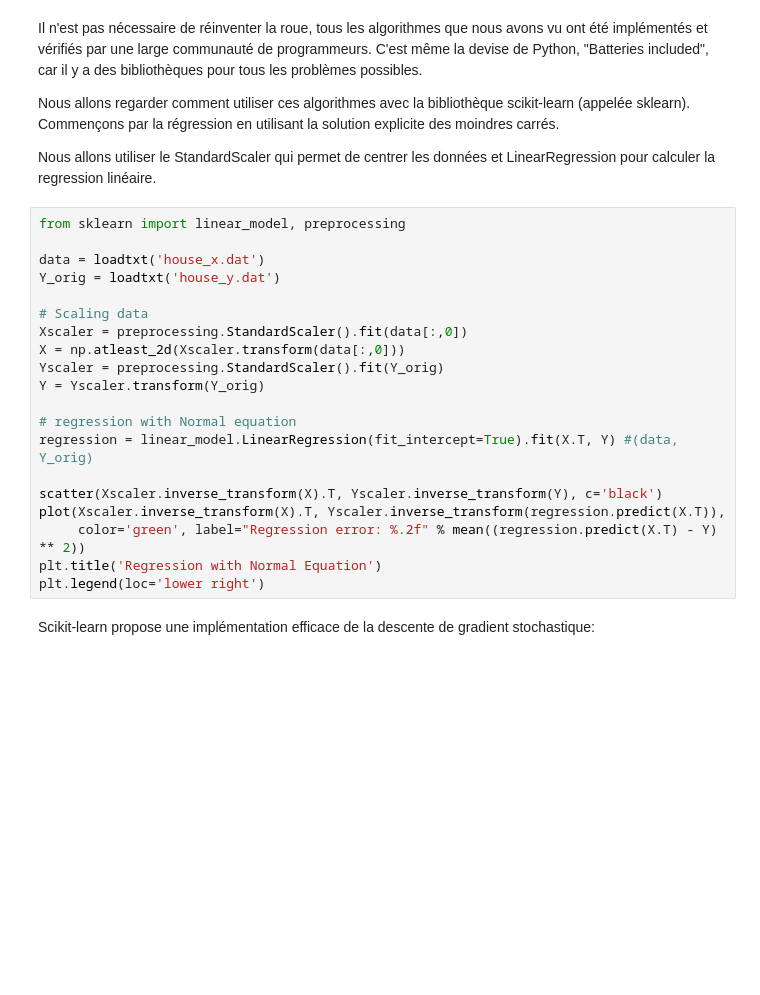
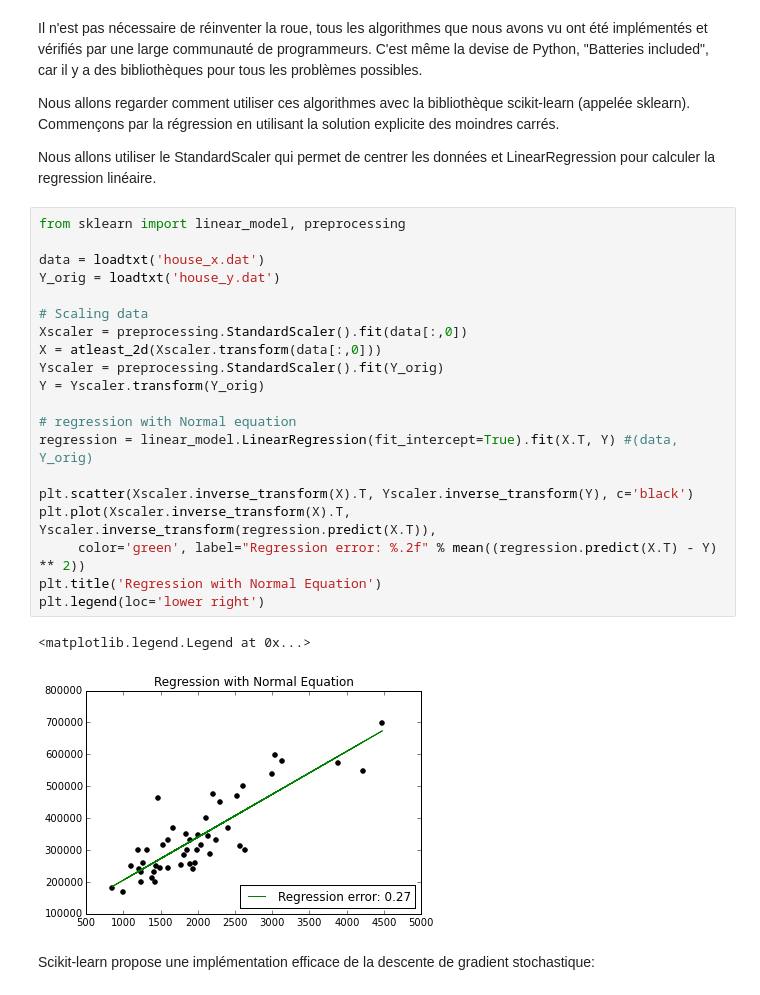
Before and after one commit to sylvchev/coursMLpython, a Jupyter notebook: 3a-RegressionLineaire-Immobilier.ipynb, the cells around one changed output. Cells and saved outputs as stored; diff of their text form; blank space fills up the shorter version.

```diff
--- a/3a-RegressionLineaire-Immobilier.ipynb
+++ b/3a-RegressionLineaire-Immobilier.ipynb
@@ -335,23 +368,26 @@ Nous allons utiliser le StandardScaler qui permet de centrer les données et Lin
 # %%
 from sklearn import linear_model, preprocessing
 
 data = loadtxt('house_x.dat')
 Y_orig = loadtxt('house_y.dat')
 
 # Scaling data
 Xscaler = preprocessing.StandardScaler().fit(data[:,0])
-X = np.atleast_2d(Xscaler.transform(data[:,0]))
+X = atleast_2d(Xscaler.transform(data[:,0]))
 Yscaler = preprocessing.StandardScaler().fit(Y_orig)
 Y = Yscaler.transform(Y_orig)
 
 # regression with Normal equation
 regression = linear_model.LinearRegression(fit_intercept=True).fit(X.T, Y) #(data, Y_orig)
 
-scatter(Xscaler.inverse_transform(X).T, Yscaler.inverse_transform(Y), c='black')
-plot(Xscaler.inverse_transform(X).T, Yscaler.inverse_transform(regression.predict(X.T)),
+plt.scatter(Xscaler.inverse_transform(X).T, Yscaler.inverse_transform(Y), c='black')
+plt.plot(Xscaler.inverse_transform(X).T, Yscaler.inverse_transform(regression.predict(X.T)),
      color='green', label="Regression error: %.2f" % mean((regression.predict(X.T) - Y) ** 2))
 plt.title('Regression with Normal Equation')
 plt.legend(loc='lower right')
+# %% [output]
+<matplotlib.legend.Legend at 0x...>
+[figure, added]
 # %% [markdown]
 Scikit-learn propose une implémentation efficace de la descente de gradient stochastique:
 # %%
```
Also changed, not shown: parts of 16 cells of this notebook, 2 other files.
